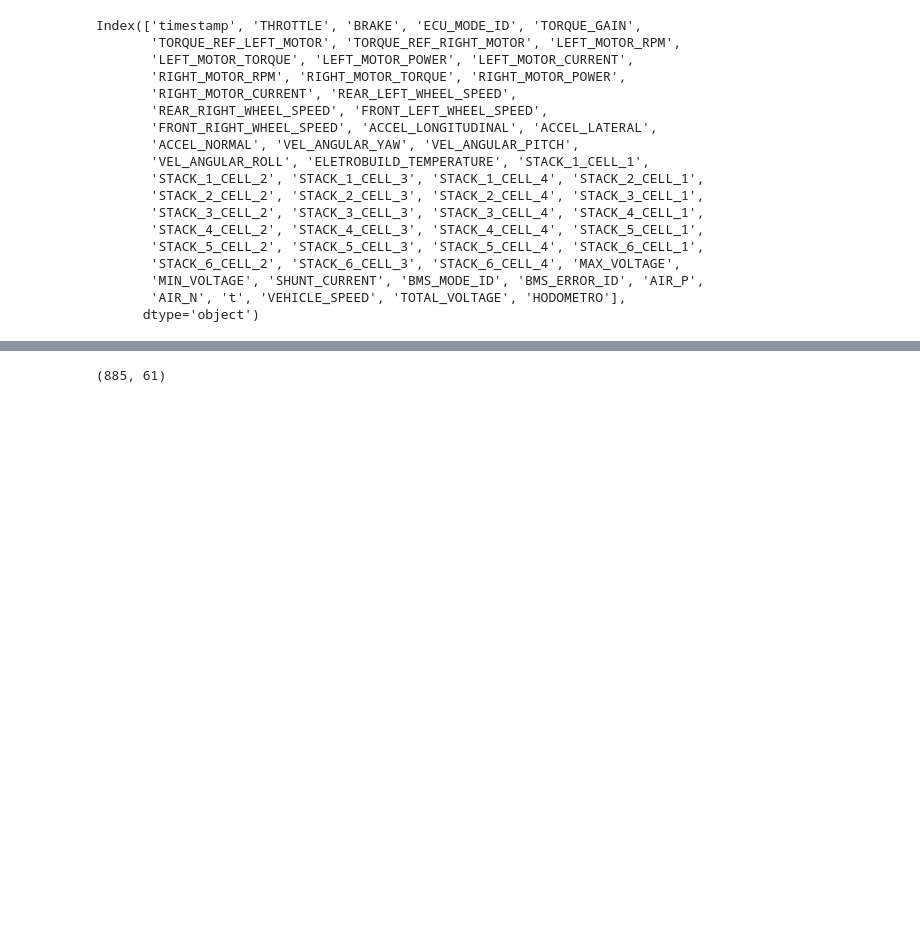
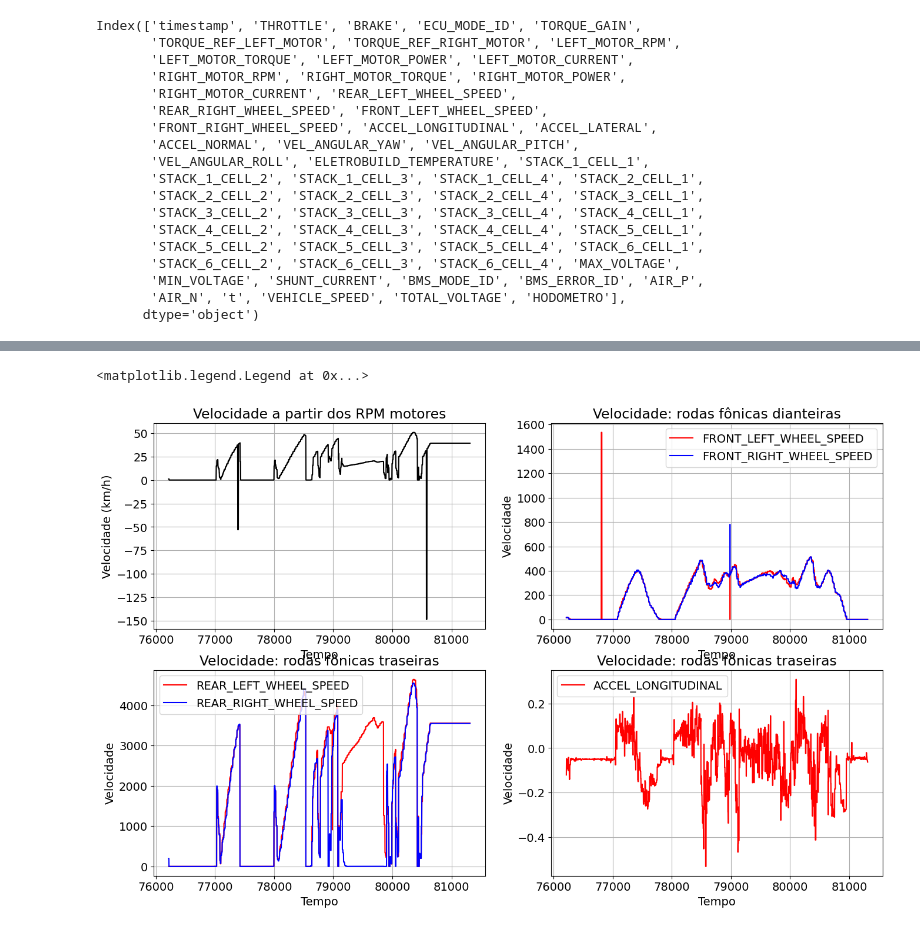
Before and after one commit to Tesla-UFMG/Data-Analysis, a Jupyter notebook: notebooks/csv_testing.ipynb, the cells around one changed output, grey strips where cells are left out. Drawn from its saved outputs; the diff is of its cells as text; code cells hidden in the pictures; blank space fills up the shorter version.

```diff
--- a/notebooks/csv_testing.ipynb
+++ b/notebooks/csv_testing.ipynb
@@ -225,4 +226,42 @@ plt.show()
-# %%
-full_df.shape
-# %% [output]
-(885, 61)
+# %%
+fig, axs = plt.subplots(2,2, figsize=(16,10)) # Adjust figsize as needed
+
+axs[0,0].plot(full_df['VEHICLE_SPEED'][range_plot], color="black", label='VEHICLE_SPEED (km/h)')
+axs[0,0].set_xlabel('Tempo')
+axs[0,0].set_ylabel('Velocidade (km/h)', color='black')
+axs[0,0].set_title('Velocidade a partir dos RPM motores')
+# date_format = mdates.DateFormatter("%H:%M:%S")
+# axs[0,0].xaxis.set_major_formatter(date_format)
+axs[0,0].grid()
+
+axs[0,1].plot(full_df['FRONT_LEFT_WHEEL_SPEED'][range_plot] * 10, color="red", label='FRONT_LEFT_WHEEL_SPEED')
+axs[0,1].plot(full_df['FRONT_RIGHT_WHEEL_SPEED'][range_plot] * 10, color="blue", label='FRONT_RIGHT_WHEEL_SPEED')
+axs[0,1].set_xlabel('Tempo')
+axs[0,1].set_ylabel('Velocidade', color='black')
+axs[0,1].set_title('Velocidade: rodas fônicas dianteiras')
+# date_format = mdates.DateFormatter("%H:%M:%S")
+# axs[0,1].xaxis.set_major_formatter(date_format)
+axs[0,1].grid()
+axs[0,1].legend()
+
+axs[1,0].plot(full_df['REAR_LEFT_WHEEL_SPEED'][range_plot] * 10, color="red", label='REAR_LEFT_WHEEL_SPEED')
+axs[1,0].plot(full_df['REAR_RIGHT_WHEEL_SPEED'][range_plot] * 10, color="blue", label='REAR_RIGHT_WHEEL_SPEED')
+axs[1,0].set_xlabel('Tempo')
+axs[1,0].set_ylabel('Velocidade', color='black')
+axs[1,0].set_title('Velocidade: rodas fônicas traseiras')
+# date_format = mdates.DateFormatter("%H:%M:%S")
+# axs[1,0].xaxis.set_major_formatter(date_format)
+axs[1,0].grid()
+axs[1,0].legend()
+
+axs[1,1].plot(full_df['ACCEL_LONGITUDINAL'][range_plot], color="red", label='ACCEL_LONGITUDINAL')
+axs[1,1].set_xlabel('Tempo')
+axs[1,1].set_ylabel('Velocidade', color='black')
+axs[1,1].set_title('Velocidade: rodas fônicas traseiras')
+# date_format = mdates.DateFormatter("%H:%M:%S")
+# axs[1,1].xaxis.set_major_formatter(date_format)
+axs[1,1].grid()
+axs[1,1].legend()
+# %% [output]
+<matplotlib.legend.Legend at 0x...>
+[figure, added]
```
Also changed, not shown: parts of 7 cells of this notebook, 13 other files.
